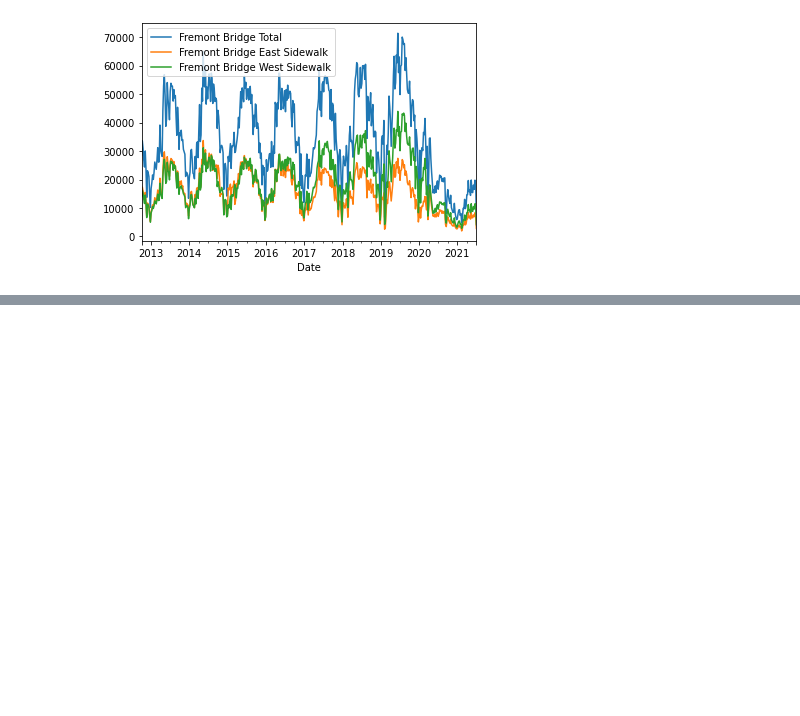
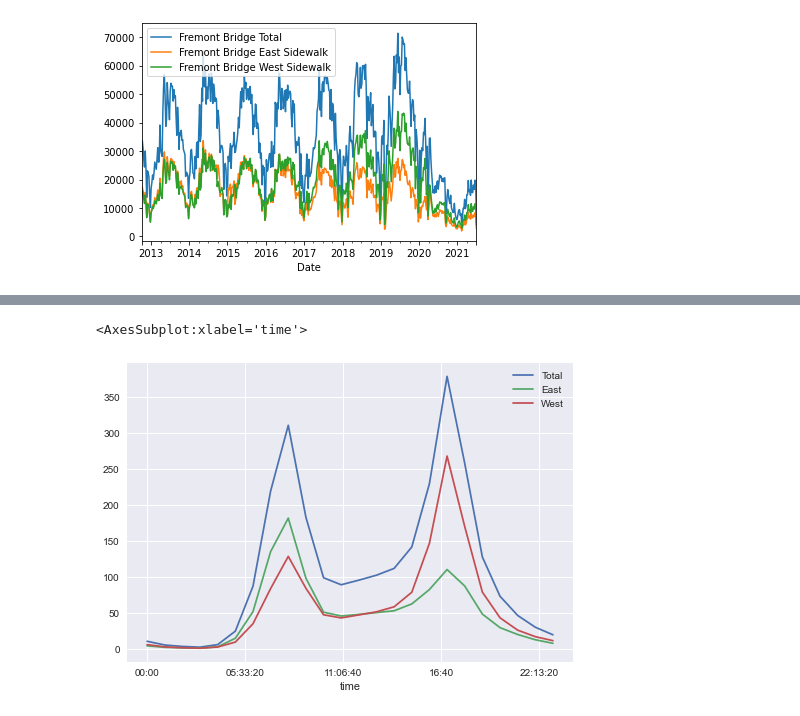
Before and after one commit to zairiedu/EDABestPractices, a Jupyter notebook: JupyterWorkflow.ipynb, the cells around one changed output, grey strips where cells are left out. Drawn from its saved outputs; the diff is of its cells as text; code cells hidden in the pictures; blank space fills up the shorter version.

```diff
--- a/JupyterWorkflow.ipynb
+++ b/JupyterWorkflow.ipynb
@@ -30,0 +47,5 @@ data.resample('W').sum().plot()
+# %%
+data.groupby(data.index.time).mean().plot()
+# %% [output]
+<AxesSubplot:xlabel='time'>
+[figure, added]
```
Also changed, not shown: parts of 4 cells of this notebook.
